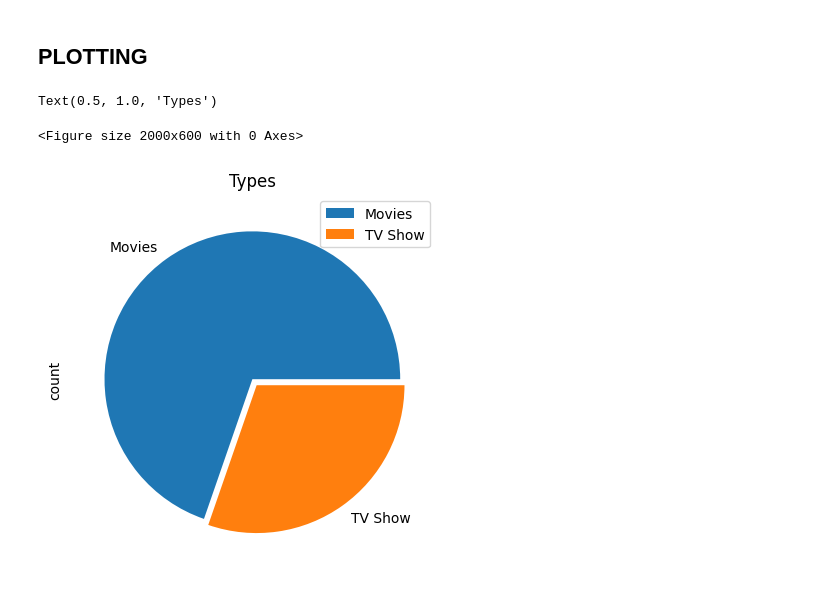
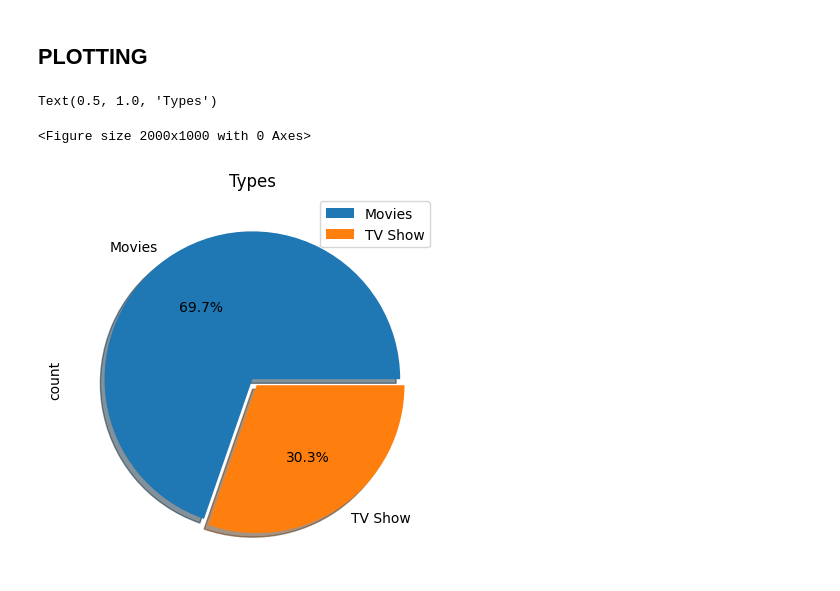
Before and after one commit to Dani-8/Netflix-Data-Analysis, a Jupyter notebook: Netflix-Data-Analysis.ipynb, the cells around one changed output. Cells and saved outputs as stored; diff of their text form; code cells hidden in the pictures.

```diff
--- a/Netflix-Data-Analysis.ipynb
+++ b/Netflix-Data-Analysis.ipynb
@@ -620,11 +620,11 @@ array(['Action & Adventure',
 # %% [markdown]
 ## PLOTTING
 # %%
-plt.figure(figsize=[20,6])
+plt.figure(figsize=[20,10])
 
-types.plot.pie(y="count", labels=["Movies", "TV Show"], explode=[0,0.05], showdow=)
+types.plot.pie(y="count", labels=["Movies", "TV Show"], autopct='%1.1f%%', explode=[0,0.05], shadow=True)
 plt.title("Types")
 # %% [output]
 Text(0.5, 1.0, 'Types')
-<Figure size 2000x600 with 0 Axes>
+<Figure size 2000x1000 with 0 Axes>
-[figure, old version]
+[figure, new version]
```
